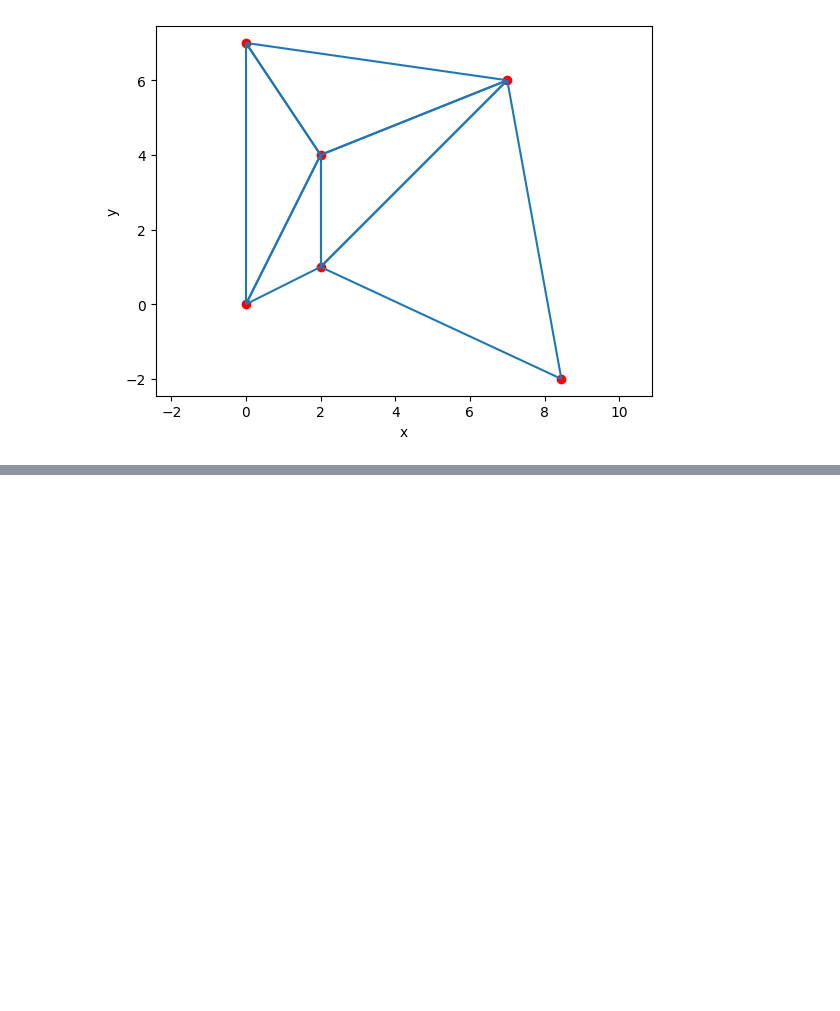
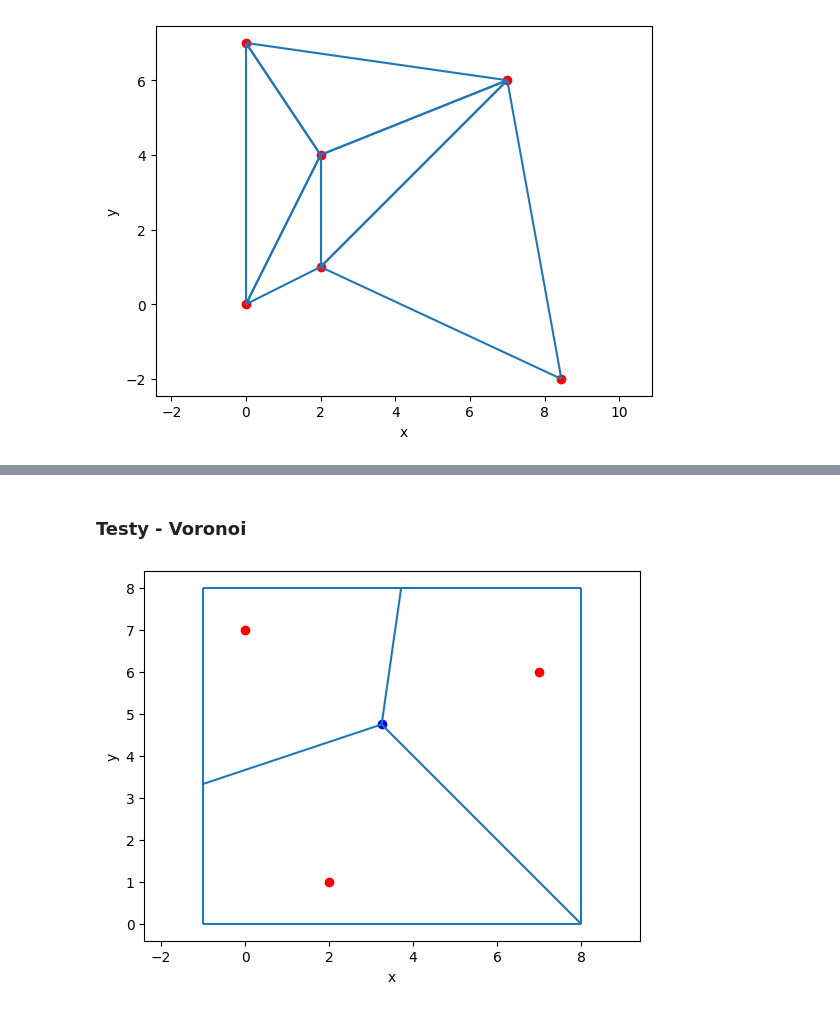
Before and after one commit to ReptilianEye/Voronoi-Diagram, a Jupyter notebook: delaunay.ipynb, the cells around one changed output, grey strips where cells are left out. Saved outputs shown, nothing was run; the diff lists cells and outputs as text; code cells hidden in the pictures; blank space fills up the shorter version.

Commit message:
Just few more line...

```diff
--- a/delaunay.ipynb
+++ b/delaunay.ipynb
@@ -320,0 +324,4 @@ vis3.show()
+# %%
+class Voronoi:
+    def __init__(self):
+        self.edges = set()
@@ -320,0 +405,23 @@ vis3.show()
+# %%
+def draw_voronoi(T, Points):
+    edges = voronoi(T)
+    vis = Visualizer()
+    vis.add_point(Points, color='red')
+    for tri in T.triangles:
+        vis.add_point((tri.o.x, tri.o.y), color='blue')
+    for edge in edges:
+        line_segment = ((edge[0].x, edge[0].y), (edge[1].x, edge[1].y))
+        vis.add_line_segment(line_segment)
+    vis.add_line_segment(((T.map_vertexes[0].x, T.map_vertexes[0].y), (T.map_vertexes[1].x, T.map_vertexes[1].y)))
+    vis.add_line_segment(((T.map_vertexes[1].x, T.map_vertexes[1].y), (T.map_vertexes[2].x, T.map_vertexes[2].y)))
+    vis.add_line_segment(((T.map_vertexes[2].x, T.map_vertexes[2].y), (T.map_vertexes[3].x, T.map_vertexes[3].y)))
+    vis.add_line_segment(((T.map_vertexes[3].x, T.map_vertexes[3].y), (T.map_vertexes[0].x, T.map_vertexes[0].y)))
+    vis.axis_equal()
+    return vis
+# %% [markdown]
+### Testy - Voronoi
+# %%
+vis_voronoi1 = draw_voronoi(T1, Points1)
+vis_voronoi1.show()
+# %% [output]
+[figure, added]
```
Also changed, not shown: parts of 14 cells of this notebook.
